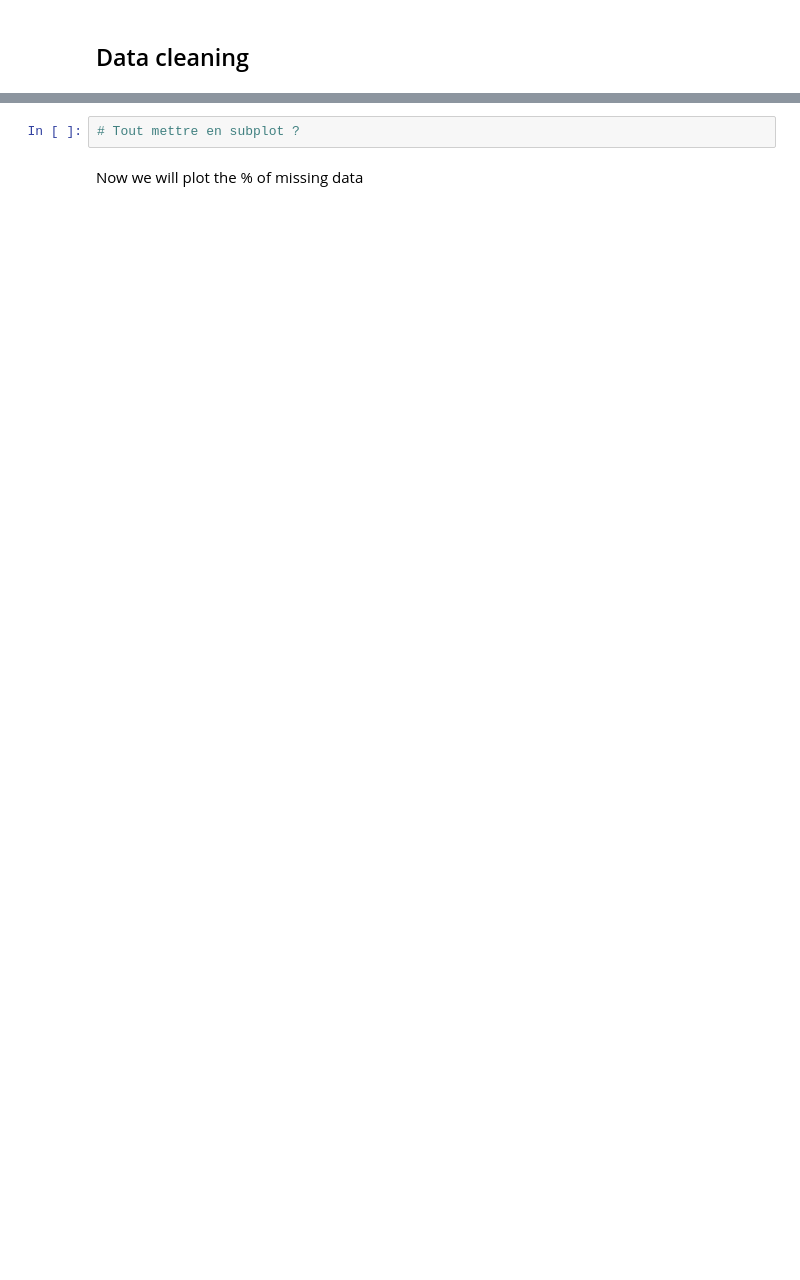
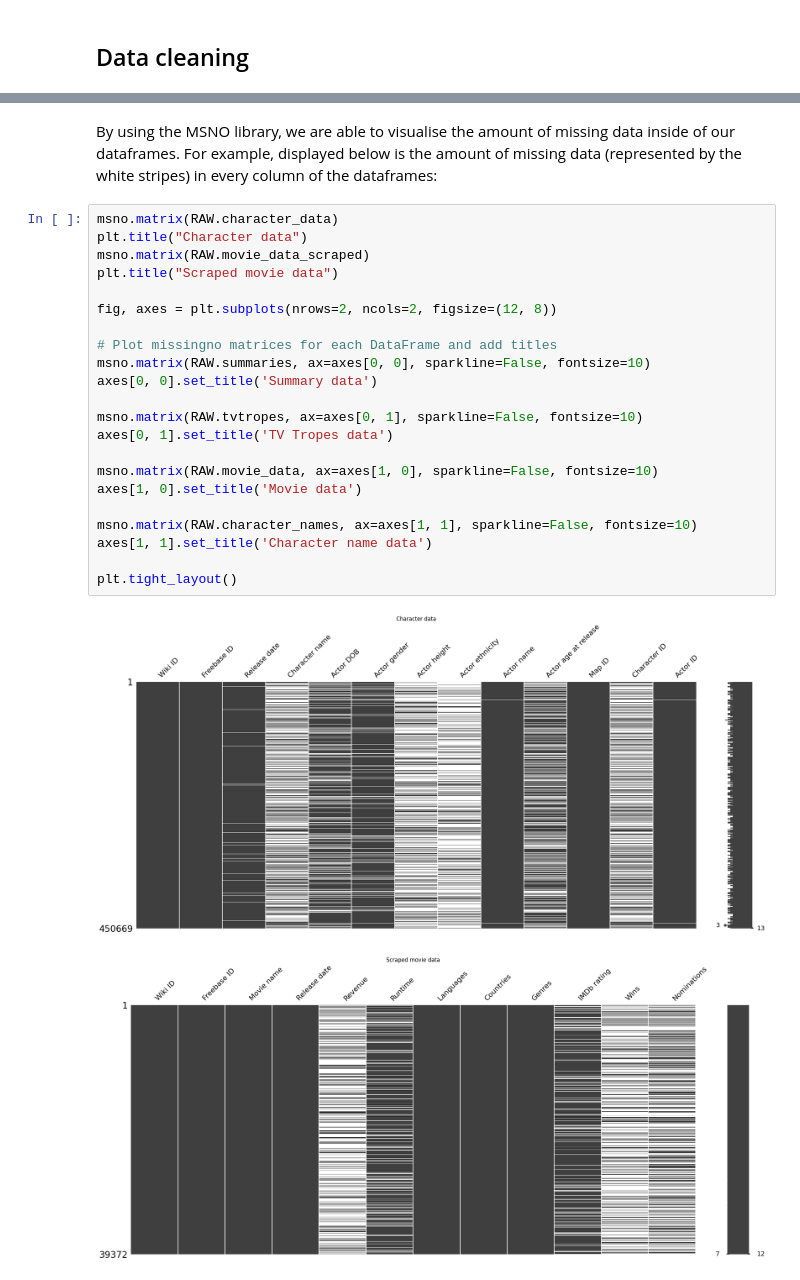
Before and after one commit to epfl-ada/ada-2023-project-fauttrouverunnompourada, a Jupyter notebook: P2.ipynb, the cells around one changed output, grey strips where cells are left out. Drawn from its saved outputs; the diff is of its cells as text; blank space fills up the shorter version.

```diff
--- a/P2.ipynb
+++ b/P2.ipynb
@@ -162,4 +150,27 @@ msno.matrix(RAW.character_names)
-# %%
-# Tout mettre en subplot ?
-# %% [markdown]
-Now we will plot the % of missing data
+# %% [markdown]
+By using the MSNO library, we are able to visualise the amount of missing data inside of our dataframes. For example, displayed below is the amount of missing data (represented by the white stripes) in every column of the dataframes:
+# %%
+msno.matrix(RAW.character_data)
+plt.title("Character data")
+msno.matrix(RAW.movie_data_scraped)
+plt.title("Scraped movie data")
+
+fig, axes = plt.subplots(nrows=2, ncols=2, figsize=(12, 8))
+
+# Plot missingno matrices for each DataFrame and add titles
+msno.matrix(RAW.summaries, ax=axes[0, 0], sparkline=False, fontsize=10)
+axes[0, 0].set_title('Summary data')
+
+msno.matrix(RAW.tvtropes, ax=axes[0, 1], sparkline=False, fontsize=10)
+axes[0, 1].set_title('TV Tropes data')
+
+msno.matrix(RAW.movie_data, ax=axes[1, 0], sparkline=False, fontsize=10)
+axes[1, 0].set_title('Movie data')
+
+msno.matrix(RAW.character_names, ax=axes[1, 1], sparkline=False, fontsize=10)
+axes[1, 1].set_title('Character name data')
+
+plt.tight_layout()
+# %% [output]
+[figure, added]
+[figure, added]
```
Also changed, not shown: parts of 24 cells of this notebook, 1 other file.
